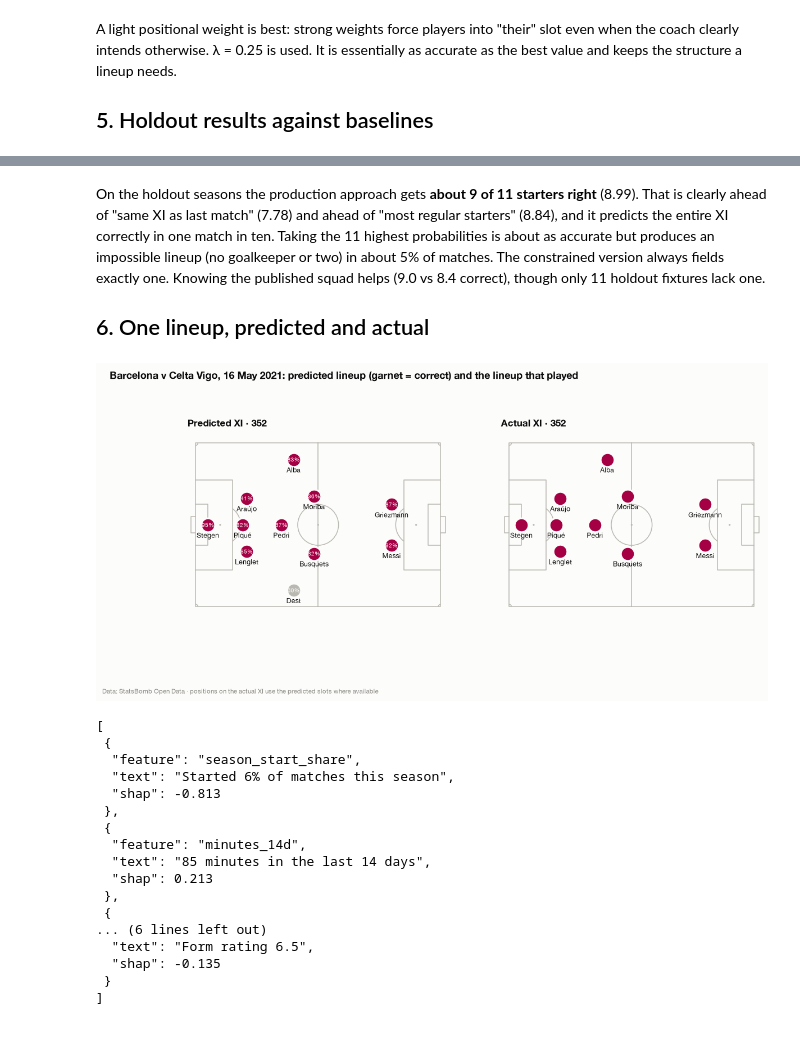
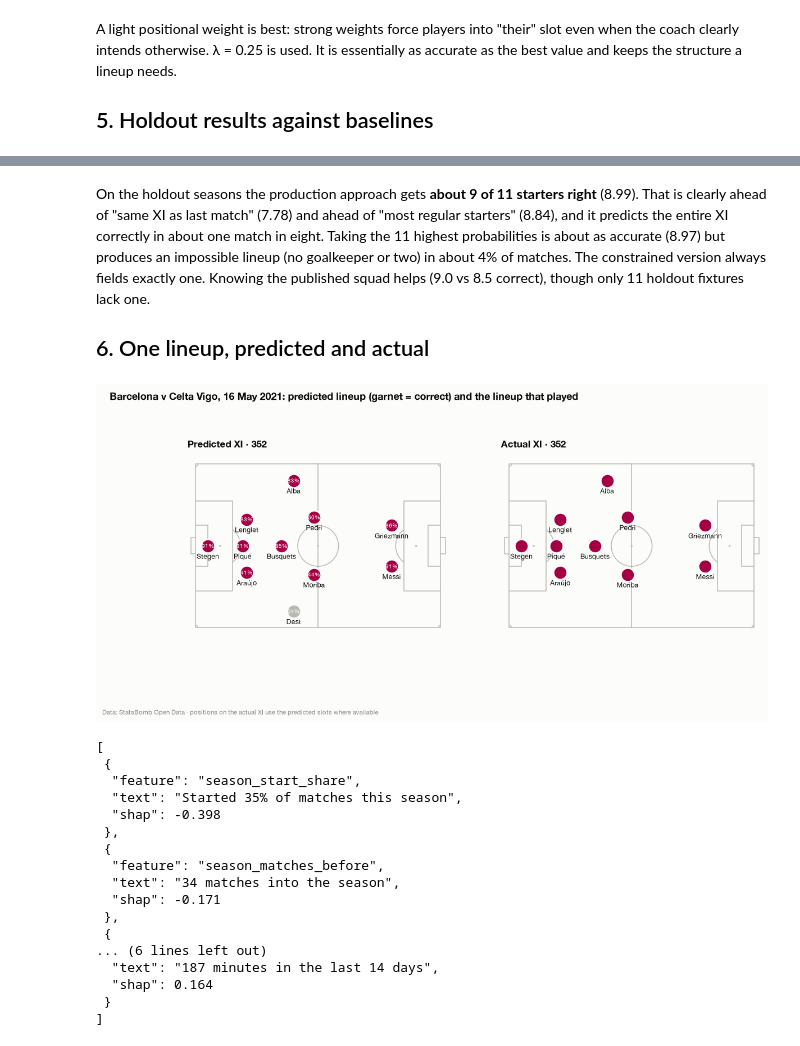
Before and after one commit to Mnshlb/culer-lens, a Jupyter notebook: notebooks/16_lineup_prediction.ipynb, the cells around one changed output, grey strips where cells are left out. Cells and saved outputs as stored; diff of their text form; code cells hidden in the pictures.

Commit message:
Reproducible raw-data checksums, deterministic lineup features and flank-aware XI placement; README setup requirements and timings

```diff
--- a/notebooks/16_lineup_prediction.ipynb
+++ b/notebooks/16_lineup_prediction.ipynb
@@ -258,56 +260,56 @@ pl.DataFrame([
 On the holdout seasons the production approach gets **about 9 of 11
 starters right** (8.99). That is clearly ahead of "same XI as last match"
 (7.78) and ahead of "most regular starters" (8.84), and it predicts the
-entire XI correctly in one match in ten. Taking the 11 highest
-probabilities is about as accurate but produces an impossible lineup (no
-goalkeeper or two) in about 5% of matches. The constrained version always
-fields exactly one. Knowing the published squad helps (9.0 vs 8.4 correct),
-though only 11 holdout fixtures lack one.
+entire XI correctly in about one match in eight. Taking the 11 highest
+probabilities is about as accurate (8.97) but produces an impossible lineup
+(no goalkeeper or two) in about 4% of matches. The constrained version
+always fields exactly one. Knowing the published squad helps (9.0 vs 8.5
+correct), though only 11 holdout fixtures lack one.
 
 ## 6. One lineup, predicted and actual
 # %%
 fixture = prod.filter(pl.col("date") == pl.date(2021, 5, 16))
 opp = fixture["opponent"][0]
 fig, axes = plt.subplots(1, 2, figsize=(12, 5.2))
 p_ = vp.pitch()
 for ax, (title, frame) in zip(axes, [("Predicted XI", fixture.filter(pl.col("in_xi"))),
                                       ("Actual XI", fixture.filter(pl.col("started").fill_null(False)))], strict=True):
     p_.draw(ax=ax)
     for r in frame.iter_rows(named=True):
         if r["slot_x"] is None:
             continue
         correct = bool(r["started"]) if title == "Predicted XI" else bool(r["in_xi"])
         colour = style.BARCA if correct else style.NEUTRAL
         p_.scatter(r["slot_x"], r["slot_y"], ax=ax, s=260, color=colour, edgecolor=style.SURFACE, linewidth=2, zorder=3)
         ax.annotate(r["display_name"].split()[-1], (r["slot_x"], r["slot_y"]), xytext=(0, -15),
                     textcoords="offset points", ha="center", fontsize=8, color=style.INK)
         if title == "Predicted XI":
             ax.annotate(f"{r['p_start']:.0%}", (r["slot_x"], r["slot_y"]), ha="center", va="center", fontsize=6.5,
                         color="white", zorder=4)
     ax.set_title(f"{title} · {fixture['formation'][0]}", fontsize=11)
 fig.suptitle(f"Barcelona v {opp}, 16 May 2021: predicted lineup (garnet = correct) and the lineup that played",
-             fontsize=12, fontweight="semibold", x=0.02, ha="left")
+             fontsize=12, fontweight="bold", x=0.02, ha="left")
 style.caption(axes[0], style.STATSBOMB_CREDIT + " · positions on the actual XI use the predicted slots where available")
 style.savefig(fig, "16_predicted_xi")
 plt.show()
 print(json.dumps(json.loads(fixture.filter(pl.col("in_xi")).sort("p_start")["reasons"][0]), indent=1))
 # %% [output]
-[figure, old version]
+[figure, new version]
 [
  {
   "feature": "season_start_share",
-  "text": "Started 6% of matches this season",
-  "shap": -0.813
+  "text": "Started 35% of matches this season",
+  "shap": -0.398
  },
  {
-  "feature": "minutes_14d",
-  "text": "85 minutes in the last 14 days",
-  "shap": 0.213
+  "feature": "season_matches_before",
+  "text": "34 matches into the season",
+  "shap": -0.171
  },
  {
 ... (6 lines left out)
-  "text": "Form rating 6.5",
-  "shap": -0.135
+  "text": "187 minutes in the last 14 days",
+  "shap": 0.164
  }
 ]
 # %% [markdown]
```
Also changed, not shown: parts of 10 cells of this notebook, 18 other files.
